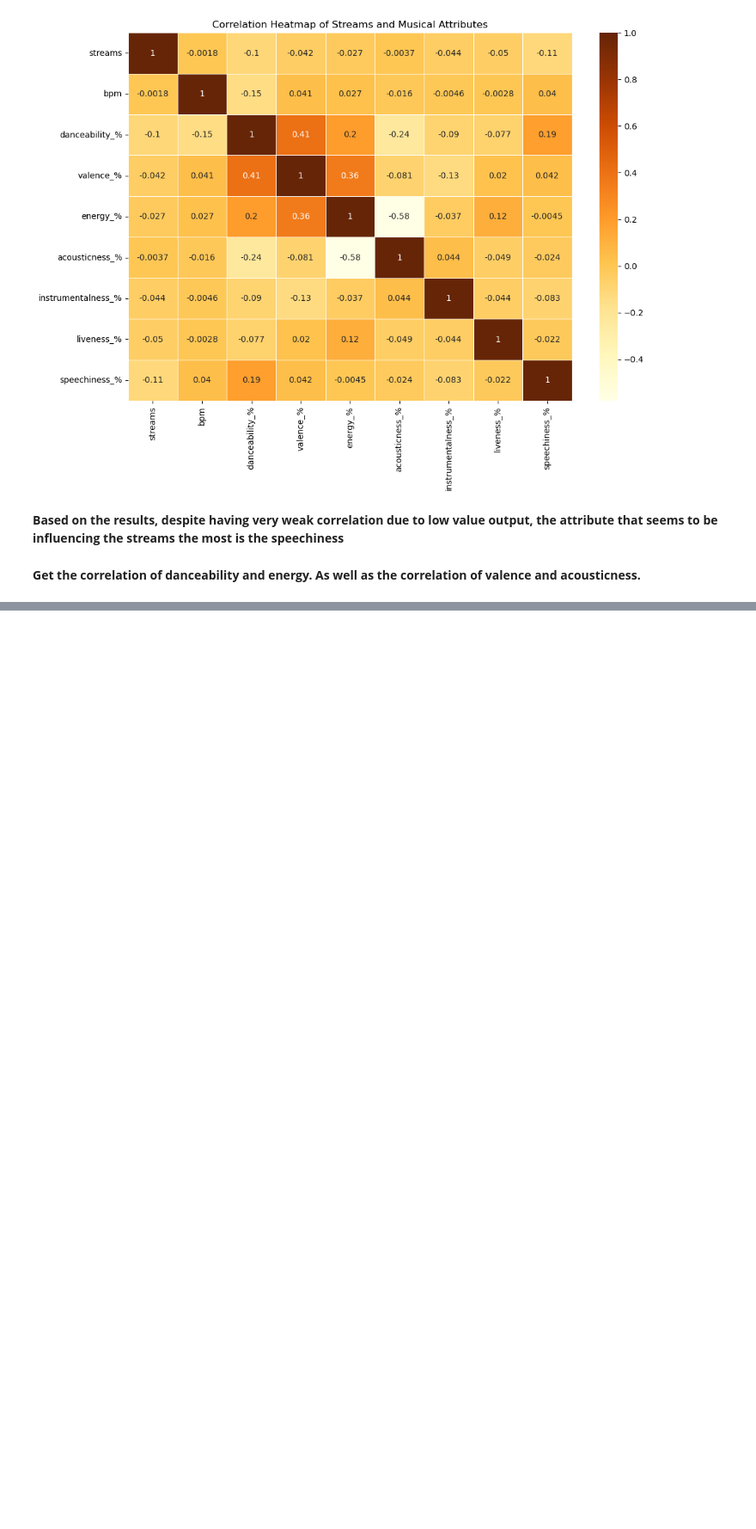
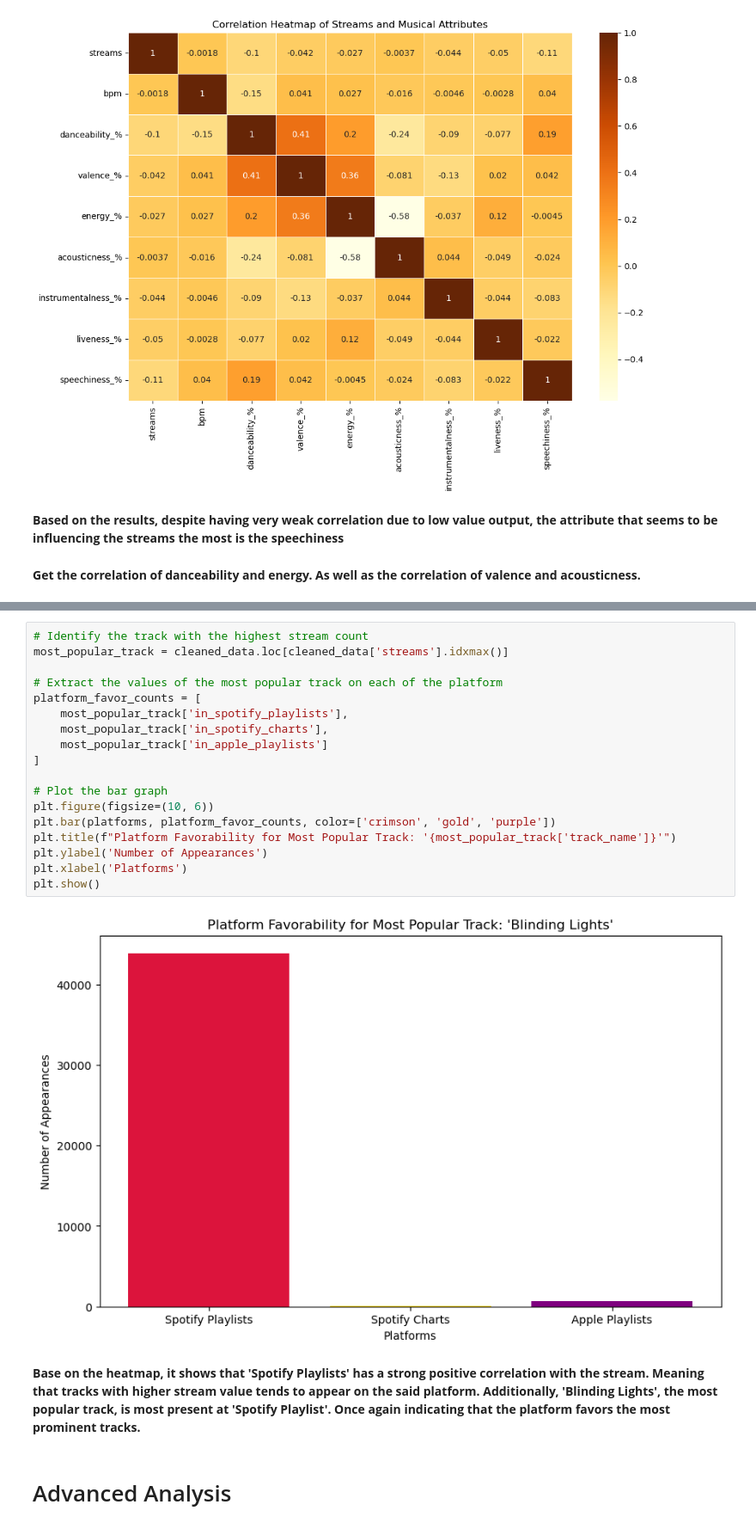
Before and after one commit to robss1130/ECE2112-Python-Exploratory_Data_Analysis, a Jupyter notebook: EDA_Spotify2023.ipynb, the cells around one changed output, grey strips where cells are left out. Shown at 86% size. Drawn from its saved outputs; the diff is of its cells as text; blank space fills up the shorter version.

```diff
--- a/EDA_Spotify2023.ipynb
+++ b/EDA_Spotify2023.ipynb
@@ -416,0 +462,24 @@ Correlation between Valence and Acousticness: -0.08
+# %%
+# Identify the track with the highest stream count
+most_popular_track = cleaned_data.loc[cleaned_data['streams'].idxmax()]
+
+# Extract the values of the most popular track on each of the platform
+platform_favor_counts = [
+    most_popular_track['in_spotify_playlists'],
+    most_popular_track['in_spotify_charts'],
+    most_popular_track['in_apple_playlists']
+]
+
+# Plot the bar graph
+plt.figure(figsize=(10, 6))
+plt.bar(platforms, platform_favor_counts, color=['crimson', 'gold', 'purple'])
+plt.title(f"Platform Favorability for Most Popular Track: '{most_popular_track['track_name']}'")
+plt.ylabel('Number of Appearances')
+plt.xlabel('Platforms')
+plt.show()
+# %% [output]
+[figure, added]
+# %% [markdown]
+**Base on the heatmap, it shows that 'Spotify Playlists' has a strong positive correlation with the stream. Meaning that tracks with higher stream value tends to appear on the said platform. Additionally, 'Blinding Lights', the most popular track, is most present at 'Spotify Playlist'. Once again indicating that the platform favors the most prominent tracks.**
+# %% [markdown]
+# Advanced Analysis
```
Also changed, not shown: parts of 6 cells of this notebook.
